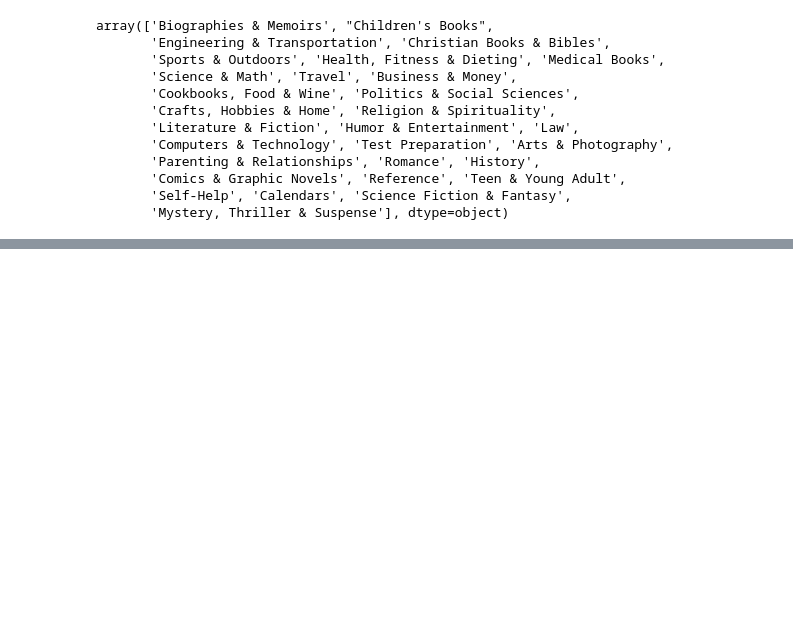
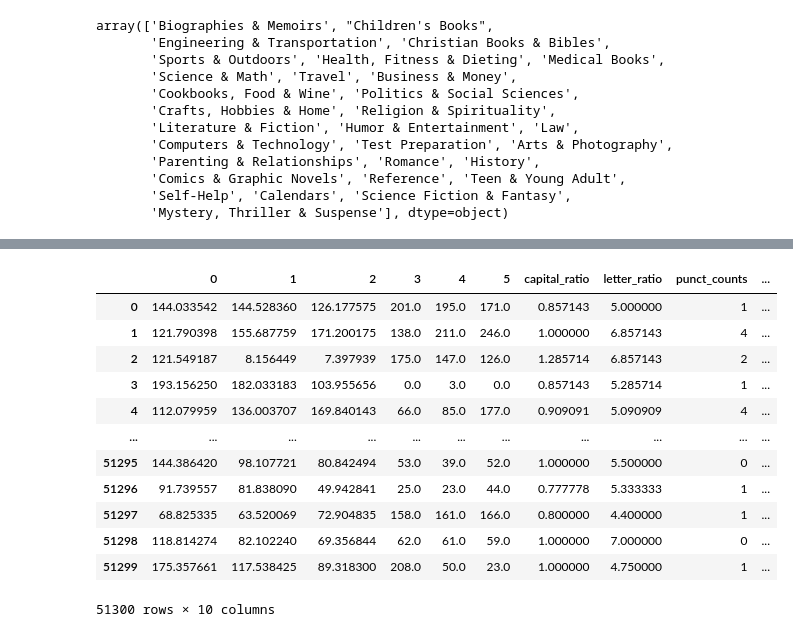
Before and after one commit to NahiaPeschard/wagon_book_cover, a Jupyter notebook: notebooks/elli_notebook.ipynb, the cells around one changed output, grey strips where cells are left out. Cells and saved outputs as stored; diff of their text form; code cells hidden in the pictures; blank space fills up the shorter version.

```diff
--- a/notebooks/elli_notebook.ipynb
+++ b/notebooks/elli_notebook.ipynb
@@ -160,0 +273,26 @@ array(['Biographies & Memoirs', "Children's Books",
+# %%
+title_words = np.array(X["Title"].str.split())
+
+count_words = np.array([len(x) for x in title_words])
+# %%
+count_capital_letters = lambda s: sum(1 for c in s if c.isupper())
+
+capital_counts = X["Title"].apply(count_capital_letters)
+
+capital_ratio = np.array(capital_counts/count_words)
+
+extracted_features["capital_ratio"] = capital_ratio
+# %%
+count_letters = lambda s: sum(1 for c in s if c.isalpha())
+
+letter_counts = X["Title"].apply(count_letters)
+
+letter_ratio = np.array(letter_counts/count_words)
+
+extracted_features["letter_ratio"] = letter_ratio
+# %%
+import string
+count_punctuation = lambda s: sum(1 for c in s if c in string.punctuation)
+punct_counts = X["Title"].apply(count_punctuation)
+extracted_features["punct_counts"] = punct_counts
+extracted_features.head()
@@ -160,0 +306,20 @@ array(['Biographies & Memoirs', "Children's Books",
+# %%
+count_special_chars = lambda s: sum(1 for c in s if c == ':' or c == '-')
+special_chars_count = X['Title'].apply(count_special_chars)
+special_chars_ratio = np.array(special_chars_count/count_words)
+extracted_features['special_chars_ratio'] = special_chars_ratio
+#extracted_features
+# %% [output]
+|  | 0 | 1 | 2 | 3 | 4 | 5 | capital_ratio | letter_ratio | punct_counts | ... |
+| 0 | 144.033542 | 144.528360 | 126.177575 | 201.0 | 195.0 | 171.0 | 0.857143 | 5.000000 | 1 | ... |
+| 1 | 121.790398 | 155.687759 | 171.200175 | 138.0 | 211.0 | 246.0 | 1.000000 | 6.857143 | 4 | ... |
+| 2 | 121.549187 | 8.156449 | 7.397939 | 175.0 | 147.0 | 126.0 | 1.285714 | 6.857143 | 2 | ... |
+| 3 | 193.156250 | 182.033183 | 103.955656 | 0.0 | 3.0 | 0.0 | 0.857143 | 5.285714 | 1 | ... |
+| 4 | 112.079959 | 136.003707 | 169.840143 | 66.0 | 85.0 | 177.0 | 0.909091 | 5.090909 | 4 | ... |
+| ... | ... | ... | ... | ... | ... | ... | ... | ... | ... | ... |
+| 51295 | 144.386420 | 98.107721 | 80.842494 | 53.0 | 39.0 | 52.0 | 1.000000 | 5.500000 | 0 | ... |
+| 51296 | 91.739557 | 81.838090 | 49.942841 | 25.0 | 23.0 | 44.0 | 0.777778 | 5.333333 | 1 | ... |
+| 51297 | 68.825335 | 63.520069 | 72.904835 | 158.0 | 161.0 | 166.0 | 0.800000 | 4.400000 | 1 | ... |
+| 51298 | 118.814274 | 82.102240 | 69.356844 | 62.0 | 61.0 | 59.0 | 1.000000 | 7.000000 | 0 | ... |
+| 51299 | 175.357661 | 117.538425 | 89.318300 | 208.0 | 50.0 | 23.0 | 1.000000 | 4.750000 | 1 | ... |
+51300 rows × 10 columns
```
Also changed, not shown: parts of 33 cells of this notebook.
